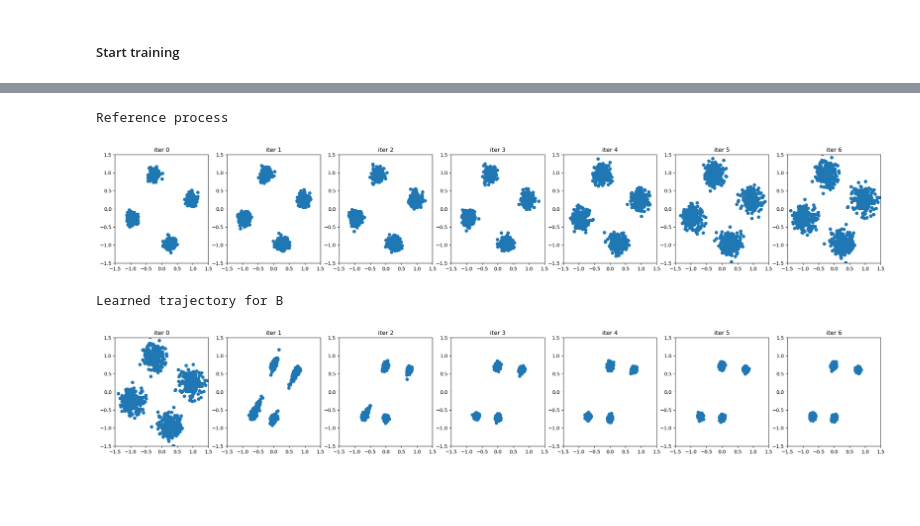
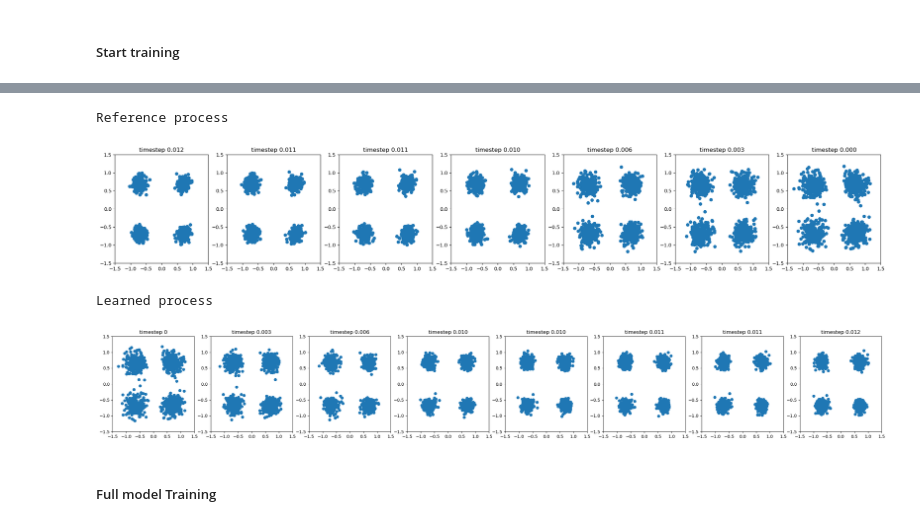
Before and after one commit to mmacosha/d2e-stochastic-dynamics, a Jupyter notebook: notebook.ipynb, the cells around one changed output, grey strips where cells are left out. Drawn from its saved outputs; the diff is of its cells as text; code cells hidden in the pictures; blank space fills up the shorter version.

```diff
--- a/notebook.ipynb
+++ b/notebook.ipynb
@@ -686,9 +614,0 @@ plt.show()
-# %%
-def ref_process(x, t):
-    return ModelOutput(drift=-gamma * alpha * x)
-
-
-alpha = 4
-gamma = 0.0006
-t_max = 0.012
-n_steps = 20
@@ -752,0 +641,6 @@ Reference process
+# %%
+_, x_1 = sampler.sample(512)
+trajectory, timesteps = sample_trajectory(ref_process, x_1, 'backward', gamma,
+                                          n_steps, t_max, return_timesteps=True)
+
+_ = plot_trajectory(trajectory, timesteps, indices=[0, 5, 10, -5, -1])
@@ -880,26 +730,21 @@ len(reference_trajectory)
 # %%
-# _, x_1 = sampler.sample(1024)
+x_0, x_1 = sampler.sample(1024)
+ref_traj, ref_timesteps = sample_trajectory(ref_process, x_1, "backward", gamma,
+                                            n_steps, t_max, return_timesteps=True)
+print('Reference process')
+f_reference = plot_trajectory(ref_traj, timesteps, indices=[0, 1, 2, 3, 10, 15, -1])
 
-# reference_trajectory = [x_1]
-# for t_step in torch.linspace(gamma, t_max, n_steps).flip(-1):
-#     t = torch.ones(x_1.size(0)) * t_step
-#     x_next = make_euler_maruyama_step(reference_trajectory[-1], t, gamma, f=ref_process, no_grad=True)
-#     reference_trajectory.append(x_next)
+# ----------------------------------------------------------------------------------------------
 
-print('Reference process')
-f = plot_trajectory(reference_trajectory, indices=[0, 1, 2, 3, 10, 15, -1])
-
-
-learned_trajectory = [reference_trajectory[-1]]
-for t_step in torch.linspace(0, t_max - gamma, n_steps):
-    t = torch.ones(learned_trajectory[-1].size(0)) * t_step
-    x_next = make_euler_maruyama_step(learned_trajectory[-1], t, gamma, f=fwd_model, no_grad=True)
-    learned_trajectory.append(x_next)
-
-print('Learned trajectory for B')
-f = plot_trajectory(learned_trajectory , indices=[0, 5, 10, -4, -3, -2, -1])
+with torch.no_grad():
+    learned_traj, forward_timesteps = sample_trajectory(fwd_model, ref_traj[-1], "forward", gamma,
+                                                        n_steps, t_max, return_timesteps=True)
+print('Learned process')
+f_learned = plot_trajectory(learned_traj, forward_timesteps, indices=[0, 5, 10, -5, -4, -3, -2, -1])
 # %% [output]
 Reference process
-[figure, old version]
+[figure, new version]
-Learned trajectory for B
+Learned process
-[figure, old version]
+[figure, new version]
+# %% [markdown]
+##### Full model Training
```
Also changed, not shown: parts of 51 cells of this notebook, 14 other files.
